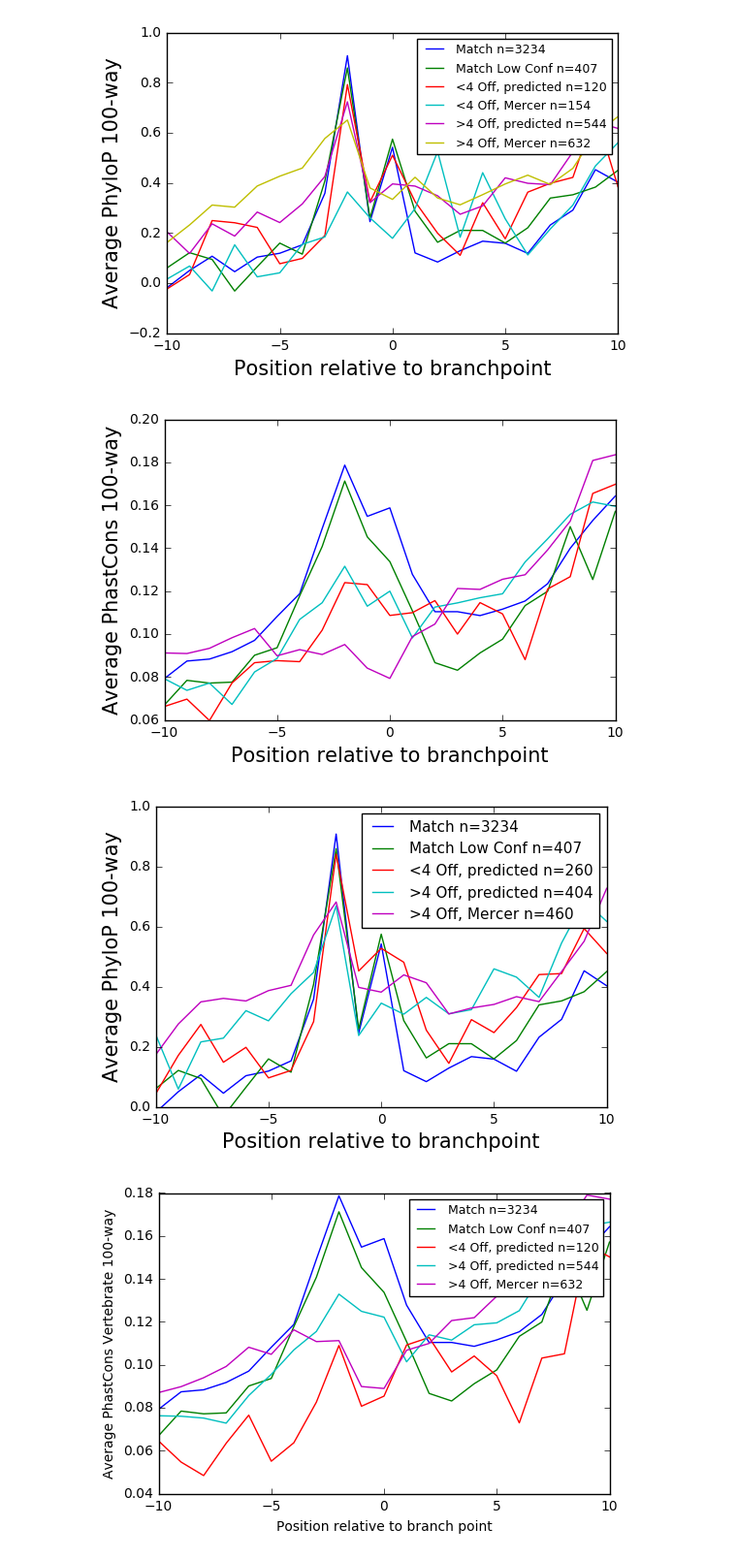
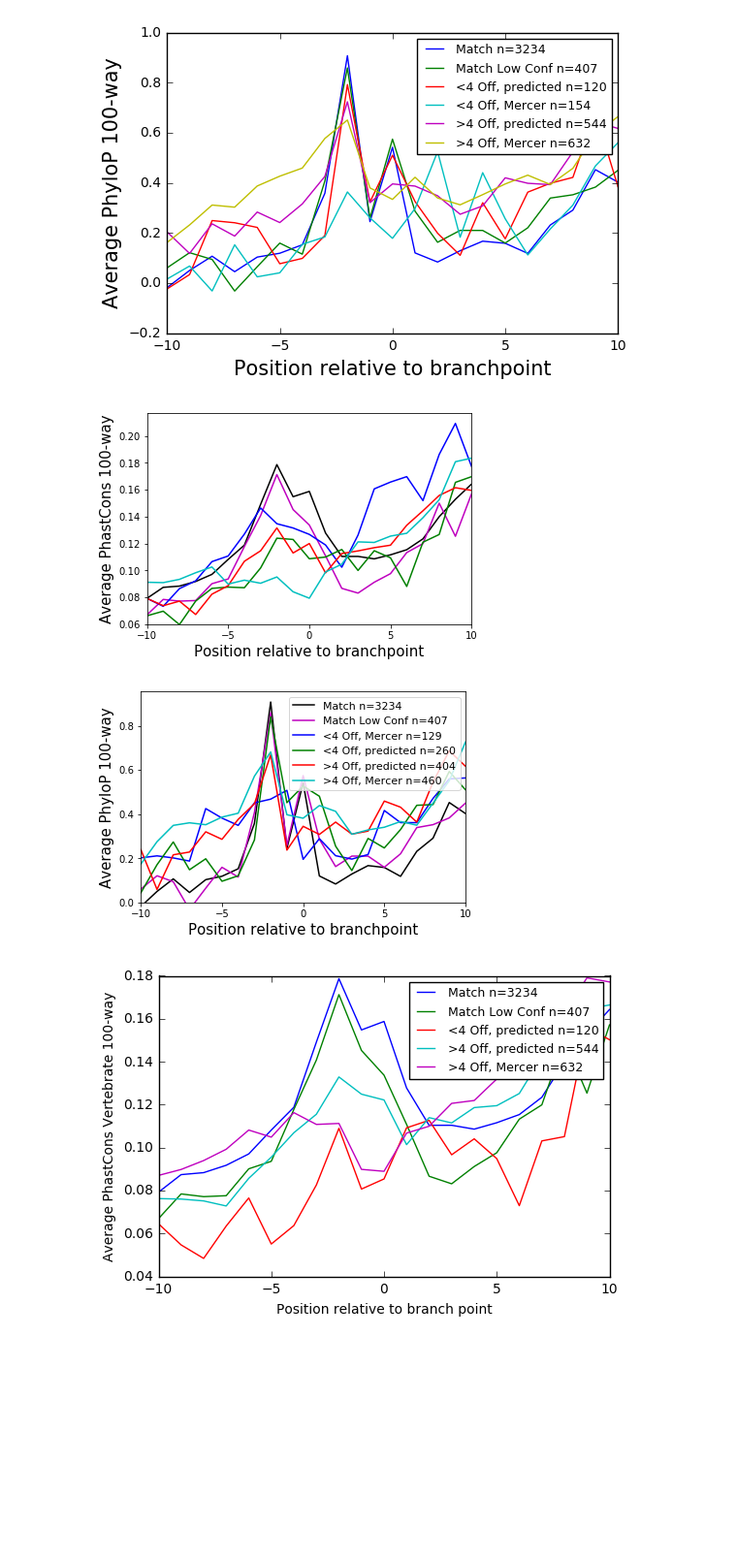
Before and after one commit to jpaggi/labranchor, a Jupyter notebook: notebooks/disagreement_mercer.ipynb, the cells around one changed output. Shown at 97% size. Saved outputs shown, nothing was run; the diff lists cells and outputs as text; code cells hidden in the pictures; blank space fills up the shorter version.

```diff
--- a/notebooks/disagreement_mercer.ipynb
+++ b/notebooks/disagreement_mercer.ipynb
@@ -9,7 +9,7 @@ from sklearn import metrics
 # Load data
 # %%
 from genome import Genome
-genome = Genome('/Users/jpaggi/Downloads/MPRA/snps/hg19.fa')
+genome = Genome('../anno/hg19.fa')
 # %%
 phastcons = {}
 with open('../anno/hg19.100way.phastCons.bp.bed') as fp:
@@ -186,7 +186,7 @@ def match2(p, t, thresh):
 def use_mercer(p, t):
     return np.nonzero(t)[0]
 
-def cons(p, high, low, X, filt, getBP, c, label):
+def cons(p, high, low, X, filt, getBP, c, label, color):
     counts = np.zeros((2*K+1,))
     total = 0
     for target, h, l, seq in zip(test_preds, high, low, X_test):
@@ -196,7 +196,7 @@ def cons(p, high, low, X, filt, getBP, c, label):
             counts = counts + seq[bp-K: bp+K+1, c]
             total += 1
     plt.plot(range(-K, K+1), counts / total,
-             label = "{} n={}".format(label, total))
+             label = "{} n={}".format(label, total), c = color)
 # %%
 K = 10
 B, E = -4, 4
@@ -266,37 +266,43 @@ for name, c in zip(['PhastCons', 'PhyloP'], [4, 5]):
 # %%
 K = 10
 B, E = -4, 4
 for name, c in zip(['PhastCons', 'PhyloP'], [4, 5]):
     cons(test_preds, y_high_test, y_low_test, X_test,
          lambda x,y,z: match(x,y), use_pred,
-         c, 'Match')
+         c, 'Match', 'k')
     cons(test_preds, y_high_test, y_low_test, X_test,
          lambda x,y,z: match(x,z), use_pred,
-         c, 'Match Low Conf')
+         c, 'Match Low Conf', 'm')
+    cons(test_preds, y_high_test, y_low_test, X_test,
+         lambda x,y,z: close(x, z) and not (match(x,y) or match(x,z)),
+         use_mercer,
+         c, '<4 Off, Mercer', 'b')
     cons(test_preds, y_high_test, y_low_test, X_test,
          lambda x,y,z: close(x, y) and not (match(x,y) or match(x,z)),
          use_pred,
-         c, '<4 Off, predicted')
+         c, '<4 Off, predicted', 'g')
     cons(test_preds, y_high_test, y_low_test, X_test,
          lambda x,y,z: not (close(x, y) or match(x,y) or match(x,z)),
          use_pred,
-         c, '>4 Off, predicted')
+         c, '>4 Off, predicted', 'r')
     cons(test_preds, y_high_test, y_low_test, X_test,
          lambda x,y,z: not (close(x, y) or match(x,y) or match(x,z)),
          use_mercer,
-         c, '>4 Off, Mercer')
+         c, '>4 Off, Mercer', 'c')
     plt.ylabel("Average {} 100-way".format(name))
     plt.xlabel('Position relative to branchpoint')
+    plt.xlim(-K, K)
+    plt.xticks(range(-10, 11, 5))
 
     if c == 4:
         plt.ylim(0.06)
     else:
         plt.ylim(0)
         plt.legend(loc = 1, prop={'size':11})
     plt.show()
 # %% [output]
-[figure, old version]
+[figure, new version]
-[figure, old version]
+[figure, new version]
 # %%
 K = 10
 B, E = -4, 0
```
Also changed, not shown: 4 other files.
